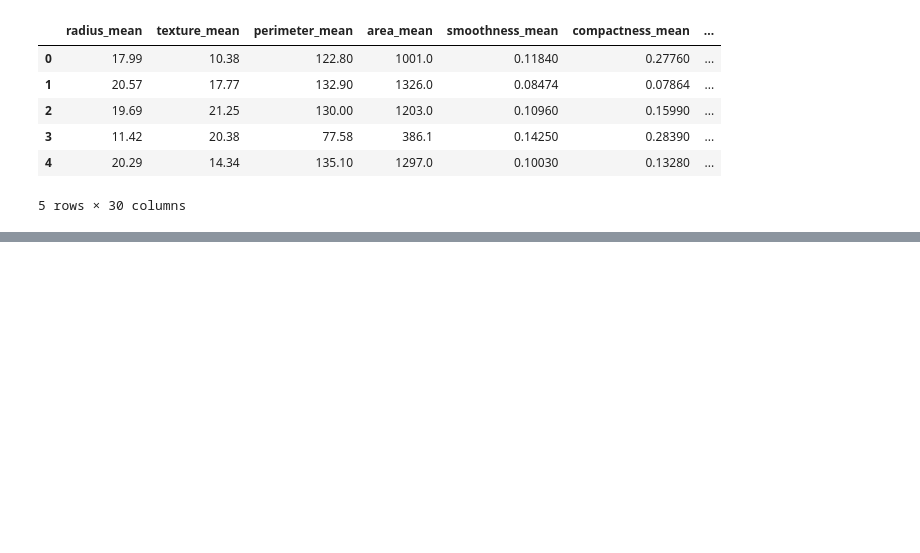
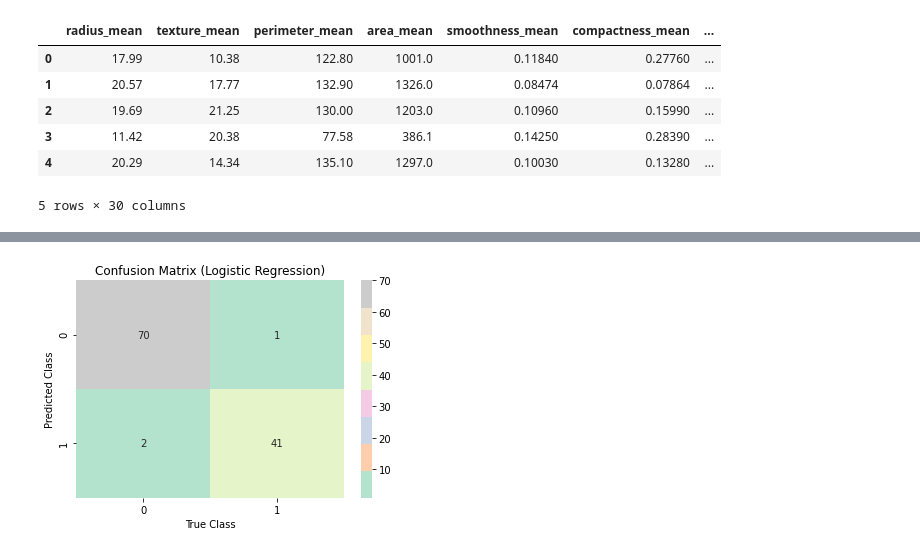
Before and after one commit to UvoChrollo/Pythonista, a Jupyter notebook: Notebook/Machine Learning/Logistic Regression - Breast Cancer Dataset.ipynb, the cells around one changed output, grey strips where cells are left out. Drawn from its saved outputs; the diff is of its cells as text; code cells hidden in the pictures; blank space fills up the shorter version.

```diff
--- a/Notebook/Machine Learning/Logistic Regression - Breast Cancer Dataset.ipynb
+++ b/Notebook/Machine Learning/Logistic Regression - Breast Cancer Dataset.ipynb
@@ -182,0 +198,6 @@ cancer.head()
+# %%
+from sklearn.model_selection import train_test_split, cross_val_score
+
+X_train,X_test,y_train,y_test = train_test_split(cancer_ss,diagnosis,test_size=0.2,random_state=42)
+print(X_train.shape)
+print(X_test.shape)
@@ -182,0 +207,7 @@ cancer.head()
+# %%
+from sklearn.linear_model import LogisticRegression
+logreg = LogisticRegression()
+
+cv = cross_val_score(logreg,X_train,y_train,cv=5)
+print(cv)
+print(cv.mean())
@@ -182,0 +217,2 @@ cancer.head()
+# %%
+logreg.fit(X_train,y_train)
@@ -182,0 +229,2 @@ cancer.head()
+# %%
+pred = logreg.predict(X_test)
@@ -182,0 +244,8 @@ cancer.head()
+# %%
+ax = sns.heatmap(confusion_matrix(y_test,pred),annot=True,cmap='Pastel2')
+plt.title("Confusion Matrix (Logistic Regression)")
+plt.xlabel("True Class")
+plt.ylabel("Predicted Class")
+plt.show()
+# %% [output]
+[figure, added]
```
Also changed, not shown: parts of 7 cells of this notebook.
